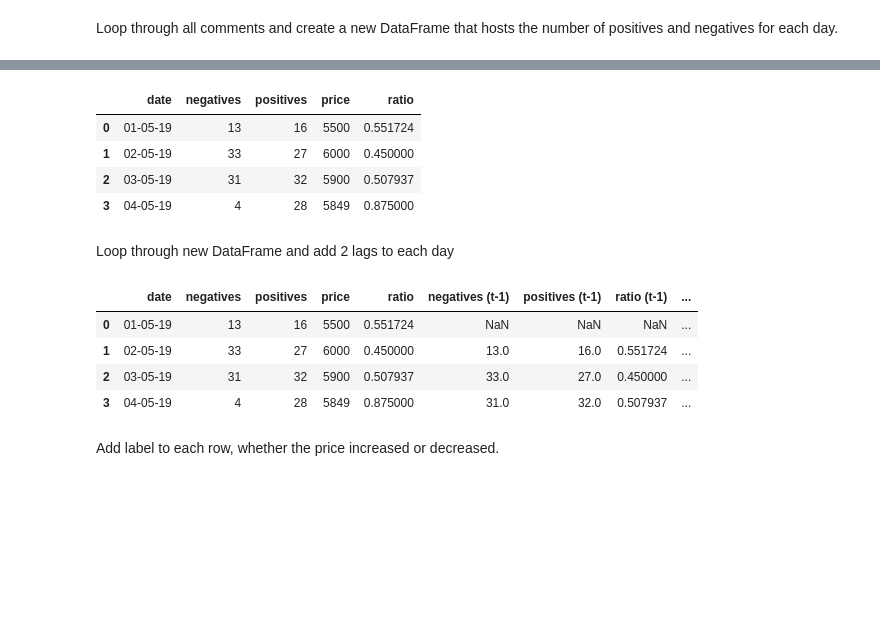
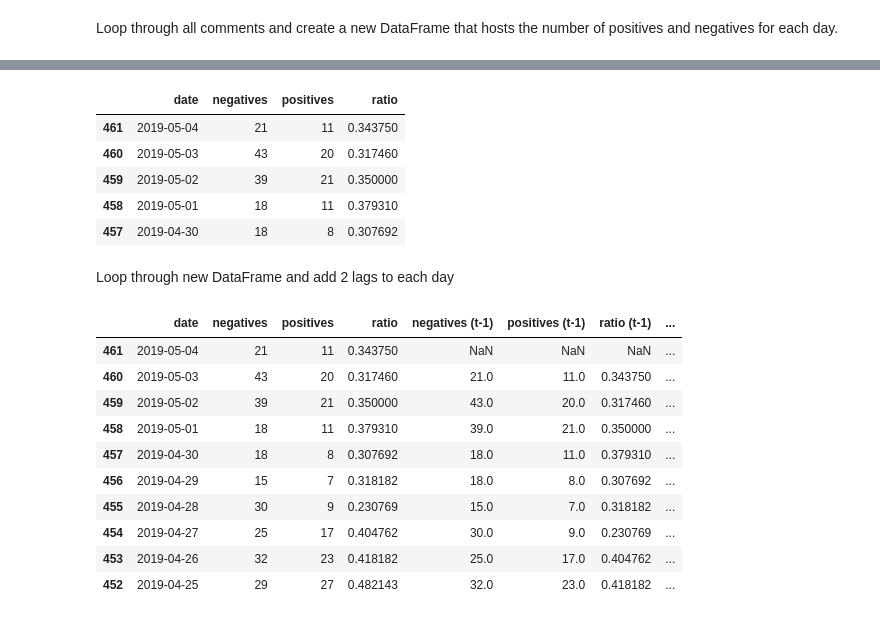
Before and after one commit to falkenovergaard/TA_Exam, a Jupyter notebook: Machine Learning.ipynb, the cells around one changed output, grey strips where cells are left out. Saved outputs shown, nothing was run; the diff lists cells and outputs as text; code cells hidden in the pictures; blank space fills up the shorter version.

```diff
--- a/Machine Learning.ipynb
+++ b/Machine Learning.ipynb
@@ -13,0 +3,8 @@ df.head()
+# %%
+import pandas as pd
+from dateutil import parser
+
+df = pd.read_excel('data/output/vader/vader_bitcoin.xlsx')
+df.columns = ['date', 'comment', 'label', 'compound_score']
+
+df['date'] = pd.to_datetime(df['date'], dayfirst=True)
@@ -17,21 +26,17 @@ Loop through all comments and create a new DataFrame that hosts the number of po
 rows = []
 prices = []
 grouped = df.groupby('date')
-i = -1
 for date, group in grouped:
     positives = len(group[group['label'] == 1])
     negatives = len(group[group['label'] == 0])
-    price = group.iloc[0]['price'].replace(',', '')
 
     new_row = {
         'date': date,
         'positives': positives,
         'negatives': negatives,
-        'ratio': positives / (positives + negatives),
-        'price': price
+        'ratio': positives / (positives + negatives)
     }
 
     rows.append(new_row)
-    i += 1
 # %%
 new_df = pd.DataFrame(rows)
@@ -38,11 +52,14 @@ new_df = pd.DataFrame(rows)
+# %%
+new_df = new_df.sort_values(['date'],ascending=[False])
 # %%
-new_df.head()
+new_df.head(5)
 # %% [output]
-|  | date | negatives | positives | price | ratio |
-| 0 | 01-05-19 | 13 | 16 | 5500 | 0.551724 |
-| 1 | 02-05-19 | 33 | 27 | 6000 | 0.450000 |
-| 2 | 03-05-19 | 31 | 32 | 5900 | 0.507937 |
-| 3 | 04-05-19 | 4 | 28 | 5849 | 0.875000 |
+|  | date | negatives | positives | ratio |
+| 461 | 2019-05-04 | 21 | 11 | 0.343750 |
+| 460 | 2019-05-03 | 43 | 20 | 0.317460 |
+| 459 | 2019-05-02 | 39 | 21 | 0.350000 |
+| 458 | 2019-05-01 | 18 | 11 | 0.379310 |
+| 457 | 2019-04-30 | 18 | 8 | 0.307692 |
 # %% [markdown]
 Loop through new DataFrame and add 2 lags to each day
 # %%
@@ -61,8 +76,14 @@ del new_df['price (t-2)']
 # %%
-new_df.head()
+new_df.head(10)
 # %% [output]
-|  | date | negatives | positives | price | ratio | negatives (t-1) | positives (t-1) | ratio (t-1) | ... |
-| 0 | 01-05-19 | 13 | 16 | 5500 | 0.551724 | NaN | NaN | NaN | ... |
-| 1 | 02-05-19 | 33 | 27 | 6000 | 0.450000 | 13.0 | 16.0 | 0.551724 | ... |
-| 2 | 03-05-19 | 31 | 32 | 5900 | 0.507937 | 33.0 | 27.0 | 0.450000 | ... |
-| 3 | 04-05-19 | 4 | 28 | 5849 | 0.875000 | 31.0 | 32.0 | 0.507937 | ... |
+|  | date | negatives | positives | ratio | negatives (t-1) | positives (t-1) | ratio (t-1) | ... |
+| 461 | 2019-05-04 | 21 | 11 | 0.343750 | NaN | NaN | NaN | ... |
+| 460 | 2019-05-03 | 43 | 20 | 0.317460 | 21.0 | 11.0 | 0.343750 | ... |
+| 459 | 2019-05-02 | 39 | 21 | 0.350000 | 43.0 | 20.0 | 0.317460 | ... |
+| 458 | 2019-05-01 | 18 | 11 | 0.379310 | 39.0 | 21.0 | 0.350000 | ... |
+| 457 | 2019-04-30 | 18 | 8 | 0.307692 | 18.0 | 11.0 | 0.379310 | ... |
+| 456 | 2019-04-29 | 15 | 7 | 0.318182 | 18.0 | 8.0 | 0.307692 | ... |
+| 455 | 2019-04-28 | 30 | 9 | 0.230769 | 15.0 | 7.0 | 0.318182 | ... |
+| 454 | 2019-04-27 | 25 | 17 | 0.404762 | 30.0 | 9.0 | 0.230769 | ... |
+| 453 | 2019-04-26 | 32 | 23 | 0.418182 | 25.0 | 17.0 | 0.404762 | ... |
+| 452 | 2019-04-25 | 29 | 27 | 0.482143 | 32.0 | 23.0 | 0.418182 | ... |
@@ -71,2 +89,0 @@ new_df = new_df.iloc[::-1]
-# %% [markdown]
-Add label to each row, whether the price increased or decreased.
```
Also changed, not shown: parts of 12 cells of this notebook, 3 other files.
